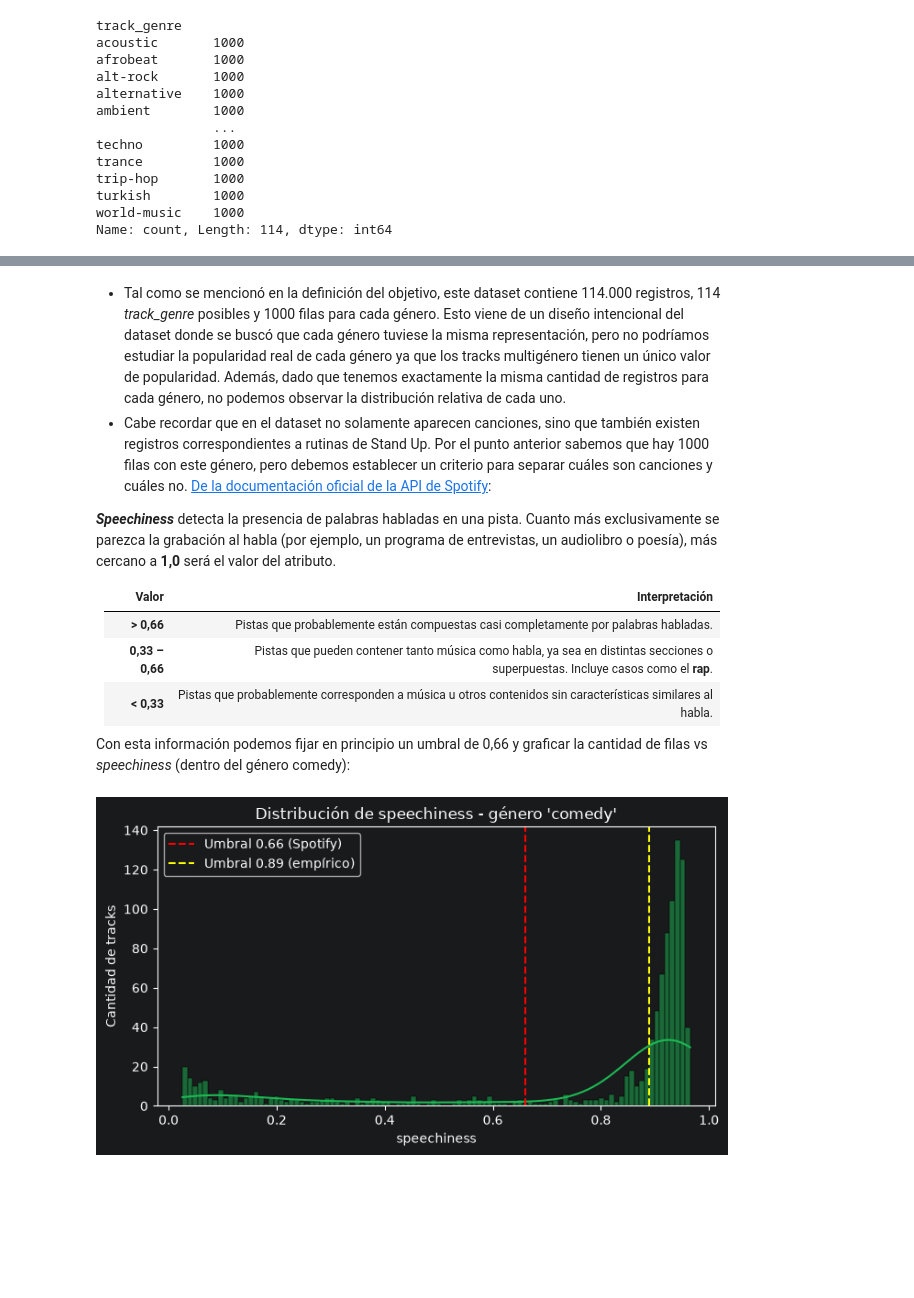
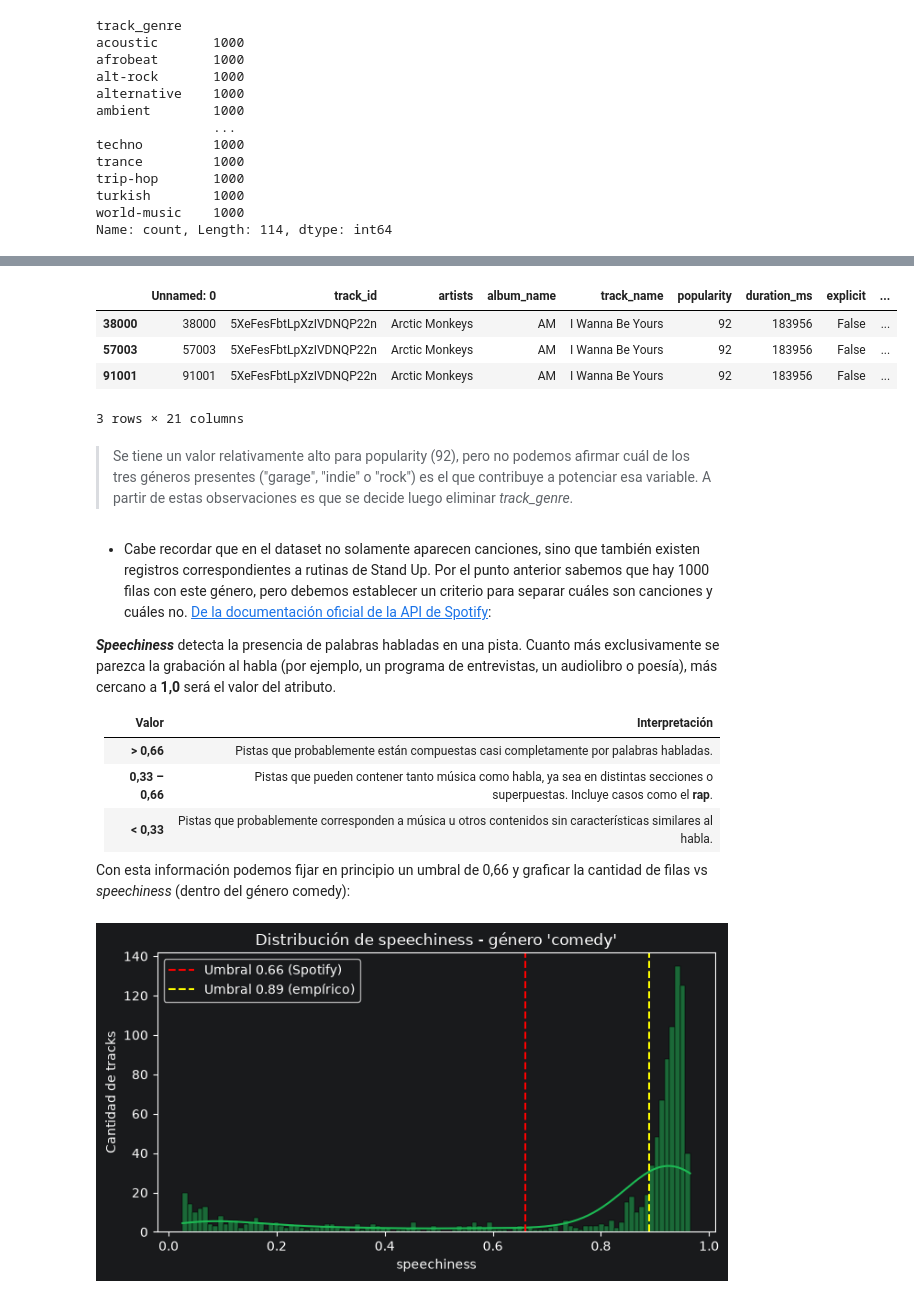
Before and after one commit to ArthurMartinezUcu/Ucu_diploma_python, a Jupyter notebook: notebooks/notebook.ipynb, the cells around one changed output, grey strips where cells are left out. Saved outputs shown, nothing was run; the diff lists cells and outputs as text; code cells hidden in the pictures; blank space fills up the shorter version.

```diff
--- a/notebooks/notebook.ipynb
+++ b/notebooks/notebook.ipynb
@@ -214,5 +218,16 @@ Name: count, Length: 114, dtype: int64
+# %%
+df[(df["artists"].str.contains("Arctic Monkeys", case=False, na=False)) &
+   (df["track_name"].str.contains("I Wanna Be Yours", case=False, na=False))]
+# %% [output]
+|  | Unnamed: 0 | track_id | artists | album_name | track_name | popularity | duration_ms | explicit | ... |
+| 38000 | 38000 | 5XeFesFbtLpXzIVDNQP22n | Arctic Monkeys | AM | I Wanna Be Yours | 92 | 183956 | False | ... |
+| 57003 | 57003 | 5XeFesFbtLpXzIVDNQP22n | Arctic Monkeys | AM | I Wanna Be Yours | 92 | 183956 | False | ... |
+| 91001 | 91001 | 5XeFesFbtLpXzIVDNQP22n | Arctic Monkeys | AM | I Wanna Be Yours | 92 | 183956 | False | ... |
+3 rows × 21 columns
+# %% [markdown]
+> Se tiene un valor relativamente alto para popularity (92), pero no podemos afirmar cuál de los tres géneros presentes ("garage", "indie" o "rock") es el que contribuye a potenciar esa variable. A partir de estas observaciones es que se decide luego eliminar _track_genre_.
 # %% [markdown]
-* Tal como se mencionó en la definición del objetivo, este dataset contiene 114.000 registros, 114 _track_genre_ posibles y 1000 filas para cada género. Esto viene de un diseño intencional del dataset donde se buscó que cada género tuviese la misma representación, pero no podríamos estudiar la popularidad real de cada género ya que los tracks multigénero tienen un único valor de popularidad. Además, dado que tenemos exactamente la misma cantidad de registros para cada género, no podemos observar la distribución relativa de cada uno.
+
 * Cabe recordar que en el dataset no solamente aparecen canciones, sino que también existen registros correspondientes a rutinas de Stand Up. Por el punto anterior sabemos que hay 1000 filas con este género, pero debemos establecer un criterio para separar cuáles son canciones y cuáles no.
     [De la documentación oficial de la API de Spotify](https://developer.spotify.com/documentation/web-api/reference/get-audio-features):
 
```
Also changed, not shown: parts of 3 cells of this notebook.
